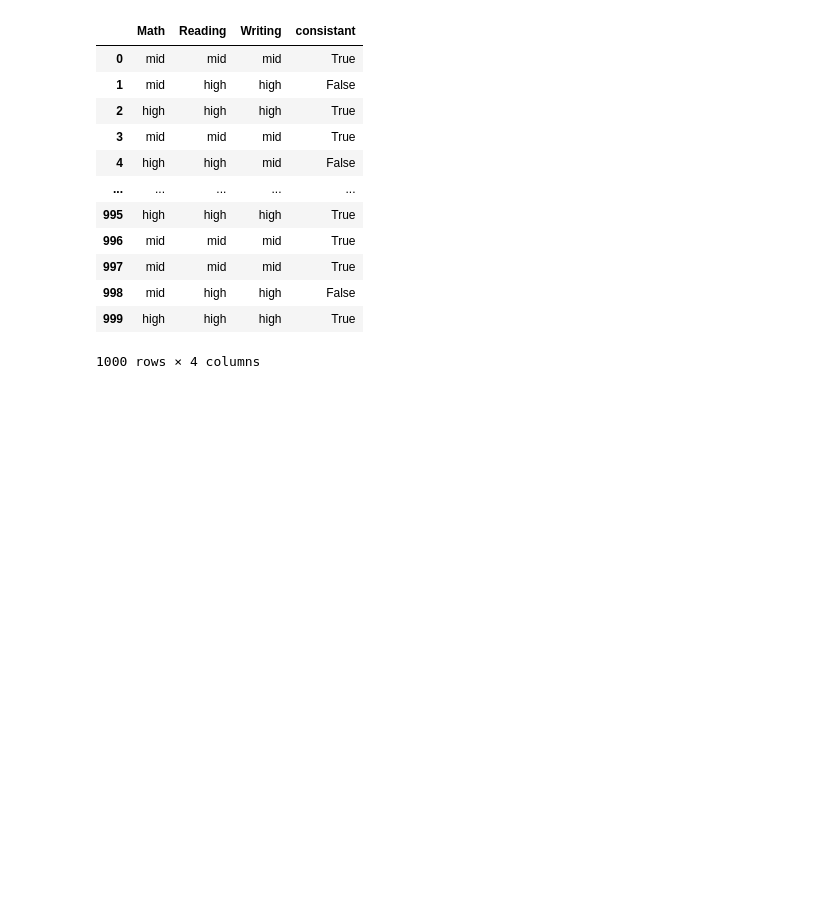
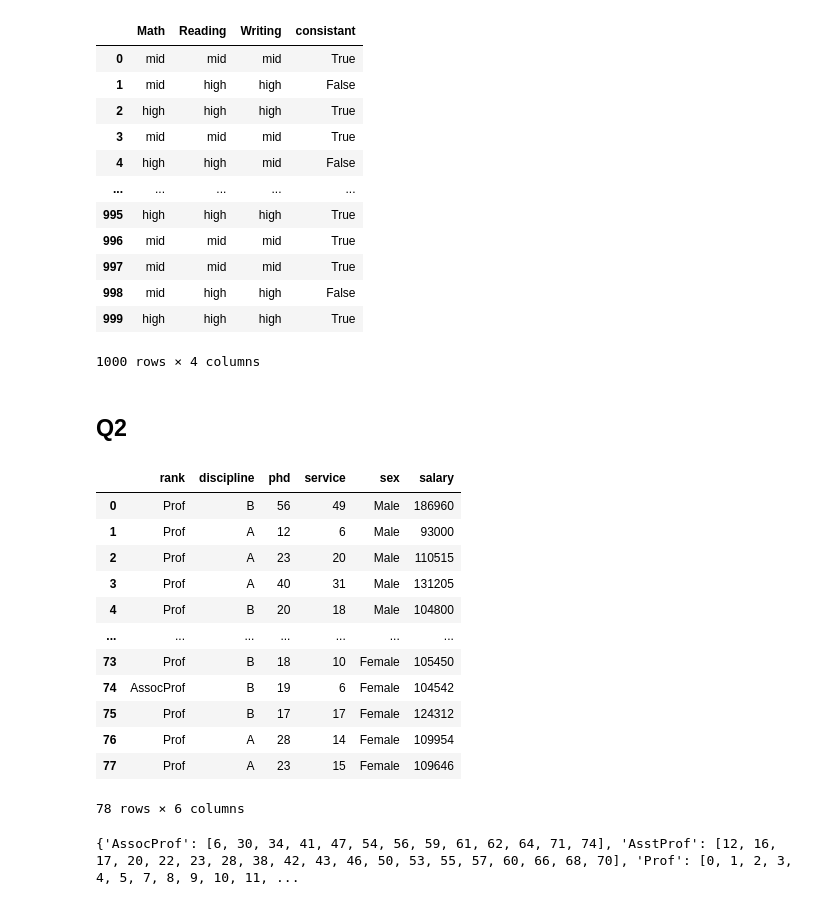
Before and after one commit to olyanos/kfupmCourse, a Jupyter notebook: module2/Day3.ipynb, the cells around one changed output. Drawn from its saved outputs; the diff is of its cells as text; code cells hidden in the pictures; blank space fills up the shorter version.

```diff
--- a/module2/Day3.ipynb
+++ b/module2/Day3.ipynb
@@ -130,3 +130,27 @@ equal_w_binning
 | 998 | mid | high | high | False |
 | 999 | high | high | high | True |
 1000 rows × 4 columns
+# %% [markdown]
+## Q2
+# %%
+sal_df = pd.read_csv('https://raw.githubusercontent.com/Apress/data-analysis-and-visualization-using-python/master/Ch07/Salaries.csv')
+# %%
+sal_df
+# %% [output]
+|  | rank | discipline | phd | service | sex | salary |
+| 0 | Prof | B | 56 | 49 | Male | 186960 |
+| 1 | Prof | A | 12 | 6 | Male | 93000 |
+| 2 | Prof | A | 23 | 20 | Male | 110515 |
+| 3 | Prof | A | 40 | 31 | Male | 131205 |
+| 4 | Prof | B | 20 | 18 | Male | 104800 |
+| ... | ... | ... | ... | ... | ... | ... |
+| 73 | Prof | B | 18 | 10 | Female | 105450 |
+| 74 | AssocProf | B | 19 | 6 | Female | 104542 |
+| 75 | Prof | B | 17 | 17 | Female | 124312 |
+| 76 | Prof | A | 28 | 14 | Female | 109954 |
+| 77 | Prof | A | 23 | 15 | Female | 109646 |
+78 rows × 6 columns
+# %%
+sal_df.groupby(['rank']).groups
+# %% [output]
+{'AssocProf': [6, 30, 34, 41, 47, 54, 56, 59, 61, 62, 64, 71, 74], 'AsstProf': [12, 16, 17, 20, 22, 23, 28, 38, 42, 43, 46, 50, 53, 55, 57, 60, 66, 68, 70], 'Prof': [0, 1, 2, 3, 4, 5, 7, 8, 9, 10, 11, ...
```
Also changed, not shown: parts of 3 cells of this notebook, 5 other files.
